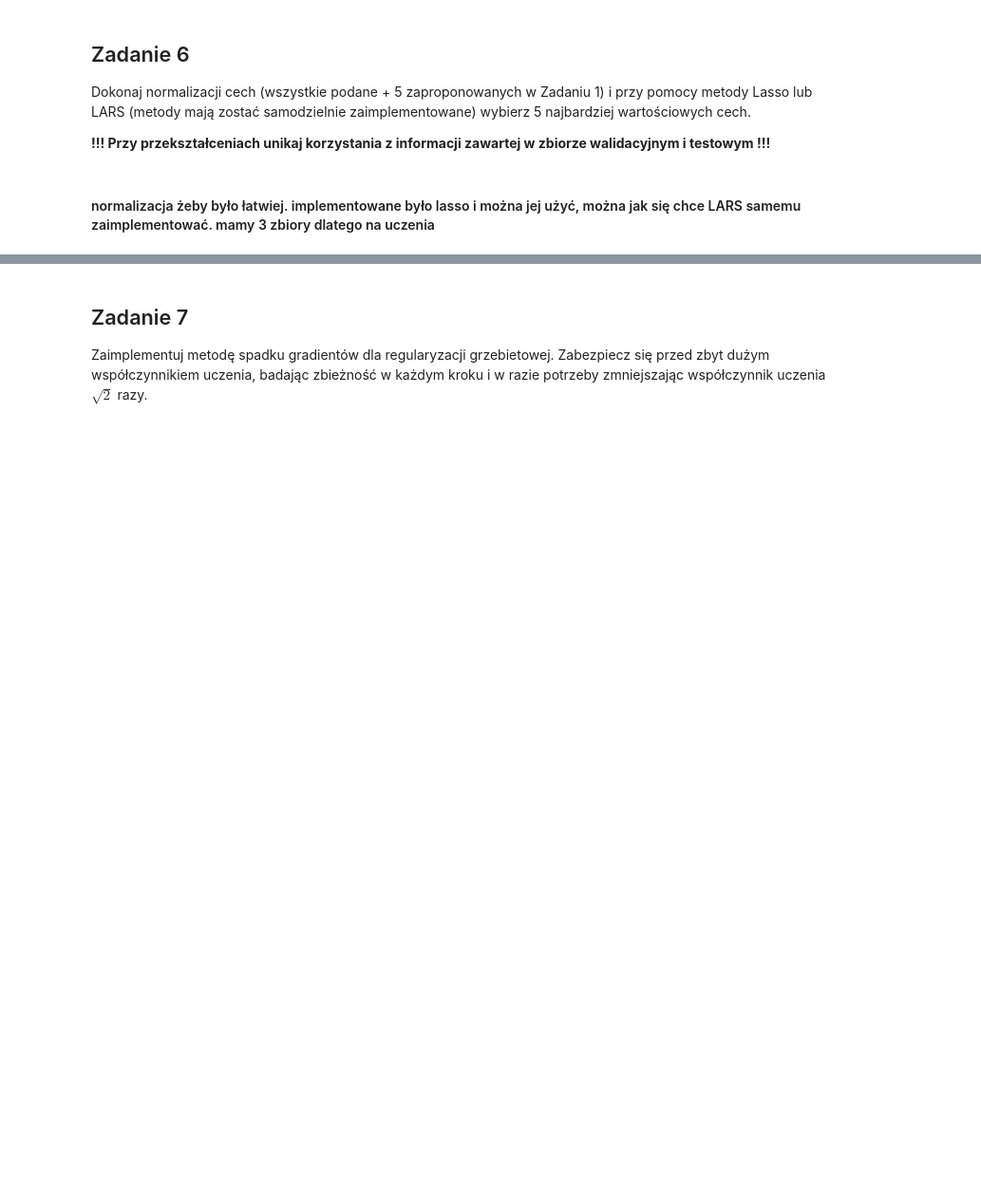
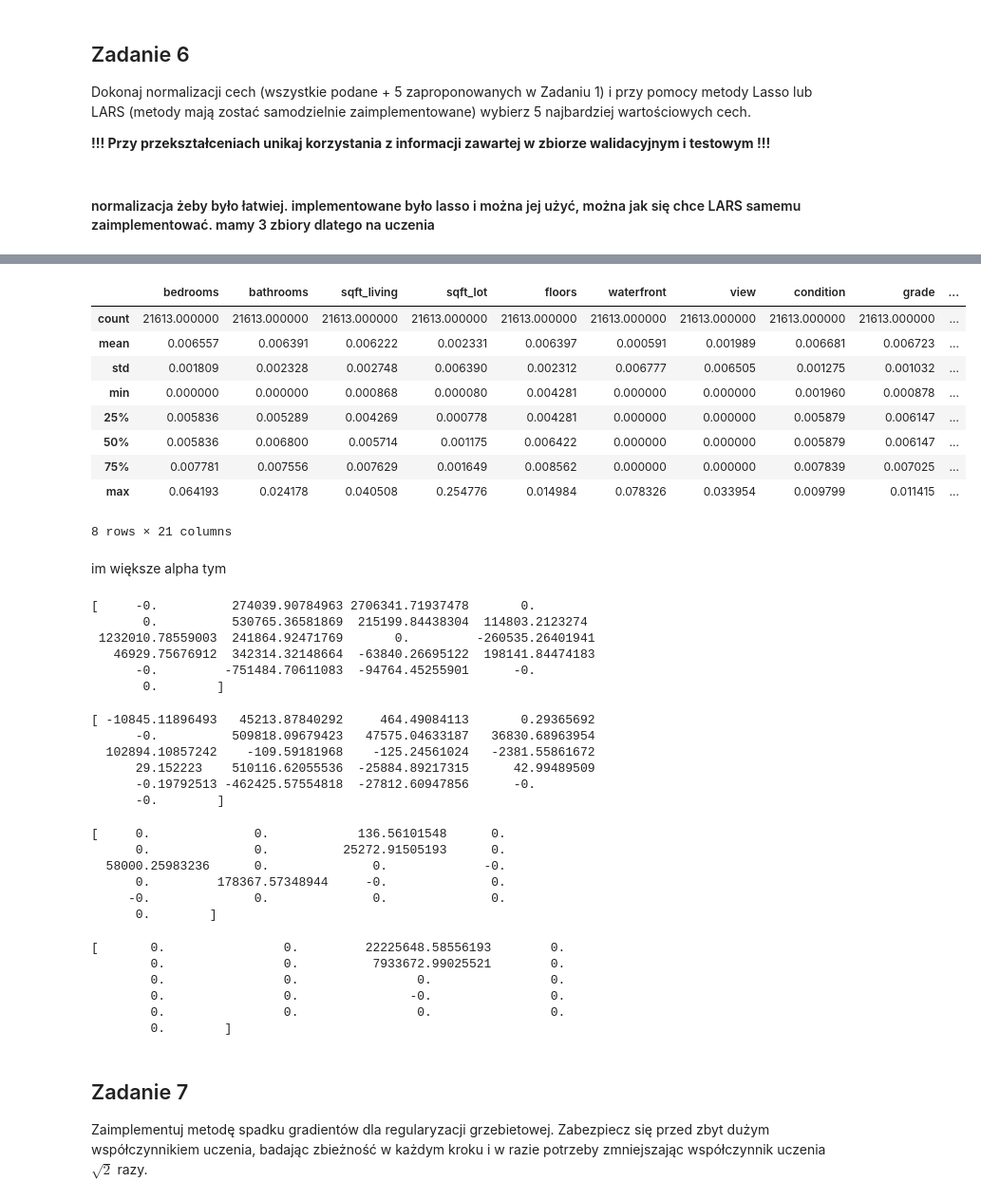
Before and after one commit to hubruk/nieruchomosci_regresja, a Jupyter notebook: ZMUM - Projekt Indywidualny.ipynb, the cells around one changed output, grey strips where cells are left out. Shown at 95% size. Cells and saved outputs as stored; diff of their text form; code cells hidden in the pictures; blank space fills up the shorter version.

```diff
--- a/ZMUM - Projekt Indywidualny.ipynb
+++ b/ZMUM - Projekt Indywidualny.ipynb
@@ -373,3 +900,70 @@ Dokonaj normalizacji cech (wszystkie podane + 5 zaproponowanych w Zadaniu 1) i p
+# %%
+simple_feature_matrix.describe()
+# %% [output]
+|  | bedrooms | bathrooms | sqft_living | sqft_lot | floors | waterfront | view | condition | grade | ... |
+| count | 21613.000000 | 21613.000000 | 21613.000000 | 21613.000000 | 21613.000000 | 21613.000000 | 21613.000000 | 21613.000000 | 21613.000000 | ... |
+| mean | 0.006557 | 0.006391 | 0.006222 | 0.002331 | 0.006397 | 0.000591 | 0.001989 | 0.006681 | 0.006723 | ... |
+| std | 0.001809 | 0.002328 | 0.002748 | 0.006390 | 0.002312 | 0.006777 | 0.006505 | 0.001275 | 0.001032 | ... |
+| min | 0.000000 | 0.000000 | 0.000868 | 0.000080 | 0.004281 | 0.000000 | 0.000000 | 0.001960 | 0.000878 | ... |
+| 25% | 0.005836 | 0.005289 | 0.004269 | 0.000778 | 0.004281 | 0.000000 | 0.000000 | 0.005879 | 0.006147 | ... |
+| 50% | 0.005836 | 0.006800 | 0.005714 | 0.001175 | 0.006422 | 0.000000 | 0.000000 | 0.005879 | 0.006147 | ... |
+| 75% | 0.007781 | 0.007556 | 0.007629 | 0.001649 | 0.008562 | 0.000000 | 0.000000 | 0.007839 | 0.007025 | ... |
+| max | 0.064193 | 0.024178 | 0.040508 | 0.254776 | 0.014984 | 0.078326 | 0.033954 | 0.009799 | 0.011415 | ... |
+8 rows × 21 columns
+# %% [markdown]
+im większe alpha tym
+# %%
+from sklearn import linear_model  # using scikit-learn
+# 5e2
+model_all = linear_model.Lasso(alpha=5e2, normalize=False) # set parameters
+model_all.fit(domy_int_normalized, ceny) # learn weights
+print(model_all.coef_)
+# %% [output]
+[     -0.          274039.90784963 2706341.71937478       0.
+       0.          530765.36581869  215199.84438304  114803.2123274
+ 1232010.78559003  241864.92471769       0.         -260535.26401941
+   46929.75676912  342314.32148664  -63840.26695122  198141.84474183
+      -0.         -751484.70611083  -94764.45255901      -0.
+       0.        ]
+# %%
+from sklearn import linear_model  # using scikit-learn
+# 5e2
+model_all = linear_model.Lasso(alpha=5e2, normalize=False) # set parameters
+model_all.fit(domy_int, ceny) # learn weights
+print(model_all.coef_)
+# %% [output]
+[ -10845.11896493   45213.87840292     464.49084113       0.29365692
+      -0.          509818.09679423   47575.04633187   36830.68963954
+  102894.10857242    -109.59181968    -125.24561024   -2381.55861672
+      29.152223    510116.62055536  -25884.89217315      42.99489509
+      -0.19792513 -462425.57554818  -27812.60947856      -0.
+      -0.        ]
+# %%
+from sklearn import linear_model  # using scikit-learn
+# 5e2
+model_all = linear_model.Lasso(alpha=5e2, normalize=True) # set parameters
+model_all.fit(domy_int, ceny) # learn weights
+print(model_all.coef_)
+# %% [output]
+[     0.              0.            136.56101548      0.
+      0.              0.          25272.91505193      0.
+  58000.25983236      0.              0.             -0.
+      0.         178367.57348944     -0.              0.
+     -0.              0.              0.              0.
+      0.        ]
+# %%
+from sklearn import linear_model  # using scikit-learn
+# 5e2
+model_all = linear_model.Lasso(alpha=5e2, normalize=False) # set parameters
+model_all.fit(simple_feature_matrix, ceny) # learn weights
+print(model_all.coef_)
+# %% [output]
+[       0.                0.         22225648.58556193        0.
+        0.                0.          7933672.99025521        0.
+        0.                0.                0.                0.
+        0.                0.               -0.                0.
+        0.                0.                0.                0.
+        0.        ]
 # %% [markdown]
 ## Zadanie 7
 Zaimplementuj metodę spadku gradientów dla regularyzacji grzebietowej. Zabezpiecz się przed zbyt dużym współczynnikiem uczenia, badając zbieżność w każdym kroku i w razie potrzeby zmniejszając współczynnik uczenia $\sqrt{2}$ razy.
```
Also changed, not shown: parts of 88 cells of this notebook.
